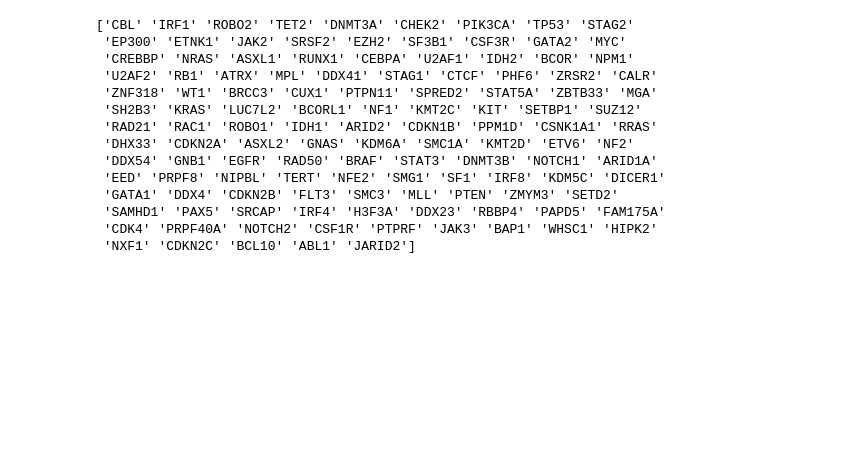
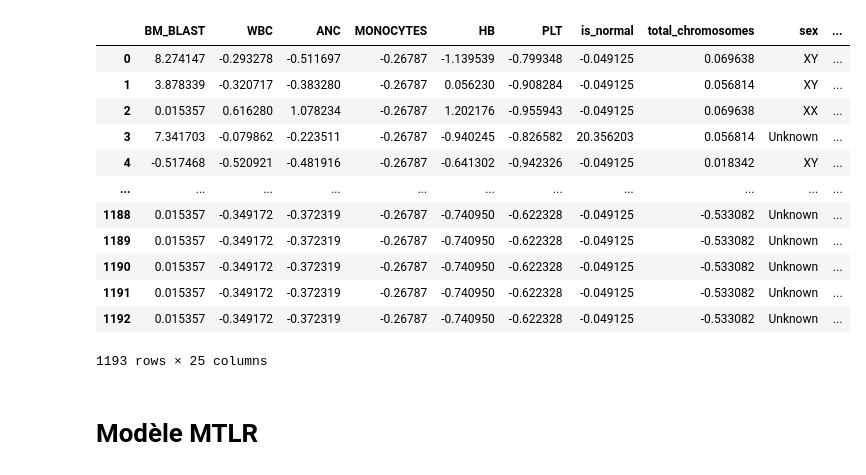
Before and after one commit to arthurdrk/QRT-Challenge-2025, a Jupyter notebook: QRT_Data_challenge.ipynb, the cells around one changed output. Drawn from its saved outputs; the diff is of its cells as text; code cells hidden in the pictures; blank space fills up the shorter version.

Commit message:
MTLR method

```diff
--- a/QRT_Data_challenge.ipynb
+++ b/QRT_Data_challenge.ipynb
@@ -139,17 +265,18 @@ molecular_train
-# %%
-print(molecular_train['GENE'].unique())
-# %% [output]
-['CBL' 'IRF1' 'ROBO2' 'TET2' 'DNMT3A' 'CHEK2' 'PIK3CA' 'TP53' 'STAG2'
- 'EP300' 'ETNK1' 'JAK2' 'SRSF2' 'EZH2' 'SF3B1' 'CSF3R' 'GATA2' 'MYC'
- 'CREBBP' 'NRAS' 'ASXL1' 'RUNX1' 'CEBPA' 'U2AF1' 'IDH2' 'BCOR' 'NPM1'
- 'U2AF2' 'RB1' 'ATRX' 'MPL' 'DDX41' 'STAG1' 'CTCF' 'PHF6' 'ZRSR2' 'CALR'
- 'ZNF318' 'WT1' 'BRCC3' 'CUX1' 'PTPN11' 'SPRED2' 'STAT5A' 'ZBTB33' 'MGA'
- 'SH2B3' 'KRAS' 'LUC7L2' 'BCORL1' 'NF1' 'KMT2C' 'KIT' 'SETBP1' 'SUZ12'
- 'RAD21' 'RAC1' 'ROBO1' 'IDH1' 'ARID2' 'CDKN1B' 'PPM1D' 'CSNK1A1' 'RRAS'
- 'DHX33' 'CDKN2A' 'ASXL2' 'GNAS' 'KDM6A' 'SMC1A' 'KMT2D' 'ETV6' 'NF2'
- 'DDX54' 'GNB1' 'EGFR' 'RAD50' 'BRAF' 'STAT3' 'DNMT3B' 'NOTCH1' 'ARID1A'
- 'EED' 'PRPF8' 'NIPBL' 'TERT' 'NFE2' 'SMG1' 'SF1' 'IRF8' 'KDM5C' 'DICER1'
- 'GATA1' 'DDX4' 'CDKN2B' 'FLT3' 'SMC3' 'MLL' 'PTEN' 'ZMYM3' 'SETD2'
- 'SAMHD1' 'PAX5' 'SRCAP' 'IRF4' 'H3F3A' 'DDX23' 'RBBP4' 'PAPD5' 'FAM175A'
- 'CDK4' 'PRPF40A' 'NOTCH2' 'CSF1R' 'PTPRF' 'JAK3' 'BAP1' 'WHSC1' 'HIPK2'
- 'NXF1' 'CDKN2C' 'BCL10' 'ABL1' 'JARID2']
+# %%
+df_test
+# %% [output]
+|  | BM_BLAST | WBC | ANC | MONOCYTES | HB | PLT | is_normal | total_chromosomes | sex | ... |
+| 0 | 8.274147 | -0.293278 | -0.511697 | -0.26787 | -1.139539 | -0.799348 | -0.049125 | 0.069638 | XY | ... |
+| 1 | 3.878339 | -0.320717 | -0.383280 | -0.26787 | 0.056230 | -0.908284 | -0.049125 | 0.056814 | XY | ... |
+| 2 | 0.015357 | 0.616280 | 1.078234 | -0.26787 | 1.202176 | -0.955943 | -0.049125 | 0.069638 | XX | ... |
+| 3 | 7.341703 | -0.079862 | -0.223511 | -0.26787 | -0.940245 | -0.826582 | 20.356203 | 0.056814 | Unknown | ... |
+| 4 | -0.517468 | -0.520921 | -0.481916 | -0.26787 | -0.641302 | -0.942326 | -0.049125 | 0.018342 | XY | ... |
+| ... | ... | ... | ... | ... | ... | ... | ... | ... | ... | ... |
+| 1188 | 0.015357 | -0.349172 | -0.372319 | -0.26787 | -0.740950 | -0.622328 | -0.049125 | -0.533082 | Unknown | ... |
+| 1189 | 0.015357 | -0.349172 | -0.372319 | -0.26787 | -0.740950 | -0.622328 | -0.049125 | -0.533082 | Unknown | ... |
+| 1190 | 0.015357 | -0.349172 | -0.372319 | -0.26787 | -0.740950 | -0.622328 | -0.049125 | -0.533082 | Unknown | ... |
+| 1191 | 0.015357 | -0.349172 | -0.372319 | -0.26787 | -0.740950 | -0.622328 | -0.049125 | -0.533082 | Unknown | ... |
+| 1192 | 0.015357 | -0.349172 | -0.372319 | -0.26787 | -0.740950 | -0.622328 | -0.049125 | -0.533082 | Unknown | ... |
+1193 rows × 25 columns
+# %% [markdown]
+# Modèle MTLR
```
Also changed, not shown: parts of 10 cells of this notebook, 1 other file.
